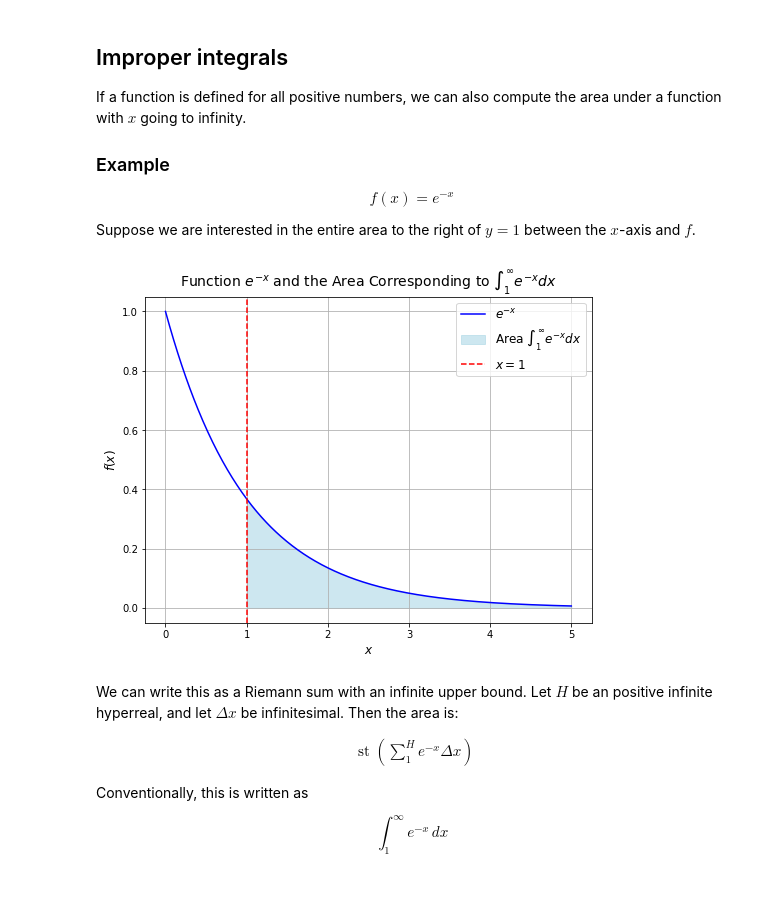
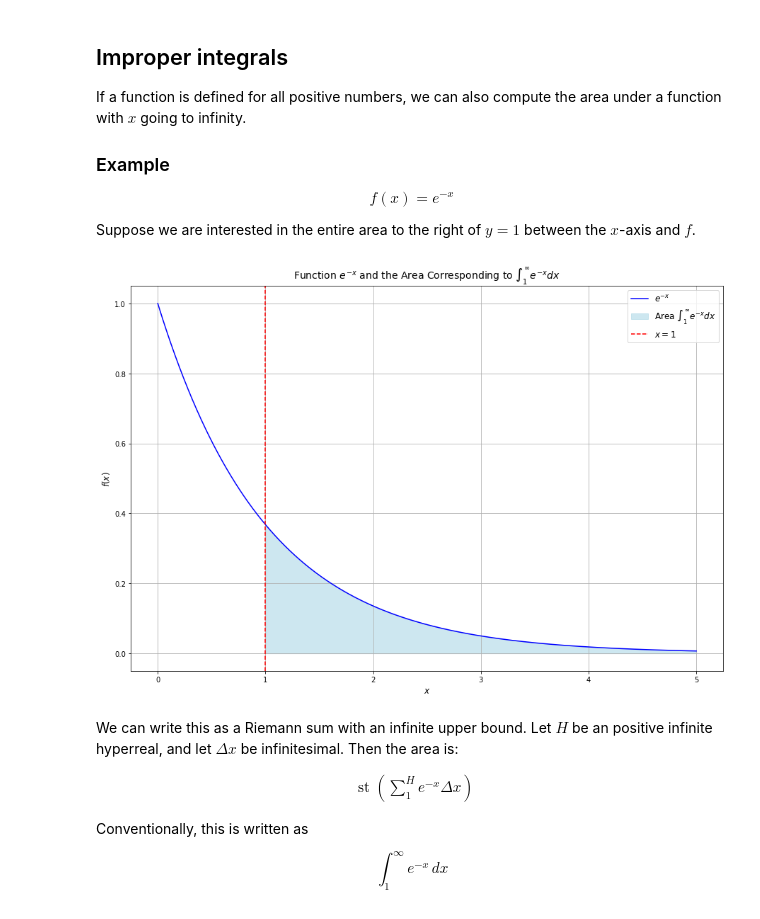
Before and after one commit to gerhardJaeger/mathML_24_25, a Jupyter notebook: session23/Notebook23.ipynb, the cells around one changed output. Cells and saved outputs as stored; diff of their text form; code cells hidden in the pictures.

```diff
--- a/session23/Notebook23.ipynb
+++ b/session23/Notebook23.ipynb
@@ -482,34 +483,34 @@ Suppose we are interested in the entire area to the right of $y=1$ between the $
 # %%
 import numpy as np
 import matplotlib.pyplot as plt
 
 # Define the function e^(-x)
 def f(x):
     return np.exp(-x)
 
 # Generate x values for plotting
 x = np.linspace(0, 5, 500)  # Plot from x = 0 to x = 5
 x_fill = np.linspace(1, 5, 500)  # Area under the curve from x = 1 to x = 5
 
 # Plot the function
-plt.figure(figsize=(8, 6))
+plt.figure(figsize=(15, 10))
 plt.plot(x, f(x), label=r"$e^{-x}$", color="blue")
 
 # Shade the area under the curve for x in [1, 5] as an approximation of the improper integral
 plt.fill_between(x_fill, f(x_fill), color="lightblue", alpha=0.6, label=r"Area $\int_1^\infty e^{-x} dx$")
 
 # Add labels and title
 plt.title(r"Function $e^{-x}$ and the Area Corresponding to $\int_1^\infty e^{-x} dx$", fontsize=14)
 plt.xlabel(r"$x$", fontsize=12)
 plt.ylabel(r"$f(x)$", fontsize=12)
 plt.axvline(1, color="red", linestyle="--", label=r"$x=1$")
 plt.legend(fontsize=12)
 plt.grid(True)
 
 # Show the plot
 plt.show()
 # %% [output]
-[figure, old version]
+[figure, new version]
 # %% [markdown]
 We can write this as a Riemann sum with an infinite upper bound. Let $H$ be an positive infinite hyperreal, and let $\Delta x$ be infinitesimal. Then the area is:
 
```
Also changed, not shown: parts of 9 cells of this notebook.
